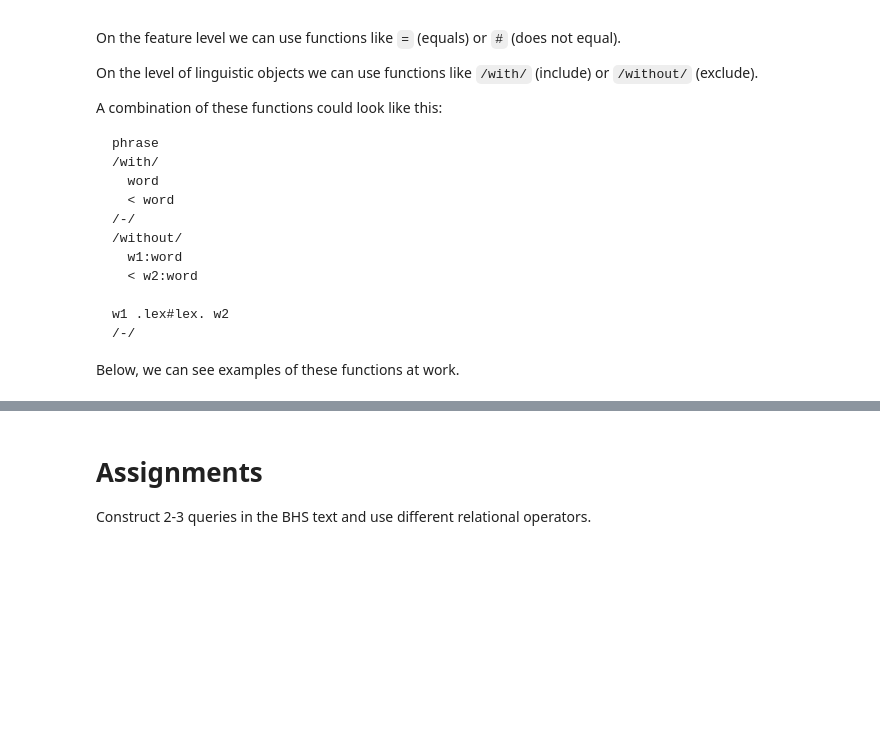
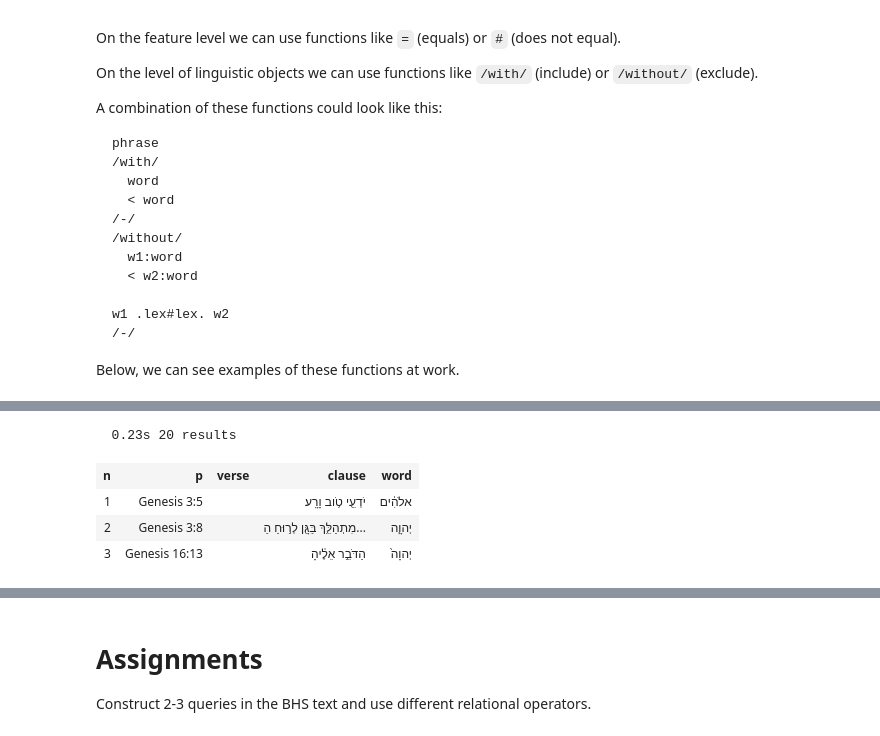
Before and after one commit to oliverglanz/Text-Fabric, a Jupyter notebook: Research-Workshop-Series/0200_PhD-Workshop_TF_007_relations_of_objecttypes.ipynb, the cells around one changed output, grey strips where cells are left out. Drawn from its saved outputs; the diff is of its cells as text; code cells hidden in the pictures; blank space fills up the shorter version.

```diff
--- a/Research-Workshop-Series/0200_PhD-Workshop_TF_007_relations_of_objecttypes.ipynb
+++ b/Research-Workshop-Series/0200_PhD-Workshop_TF_007_relations_of_objecttypes.ipynb
@@ -1494,0 +1613,16 @@ BHS.table(Exclusions3, start=1, end=10, extraFeatures={'function', 'typ', 'namet
+# %%
+DivineAttributesNo1 = '''
+verse book
+ clause rela=Attr
+ -mother> word lex=>LHJM/|JHWH/|>L/
+
+
+'''
+DivineAttributesNo1  = BHS.search(DivineAttributesNo1)
+BHS.table(DivineAttributesNo1, start=1, end=3, condensed=False, hiddenTypes={'half_verse', 'sentence_atom', 'phrase_atom'}, extraFeatures={'mother', 'distributional_parent', 'functional_parent', 'mother_object_type', 'rela'})
+# %% [output]
+  0.23s 20 results
+| n | p | verse | clause | word |
+| 1 | Genesis 3:5 |  | יֹדְעֵ֖י טֹ֥וב וָרָֽע׃ | אלֹהִ֔ים |
+| 2 | Genesis 3:8 |  | מִתְהַלֵּ֥ךְ בַּגָּ֖ן לְר֣וּחַ הַ... | יְהוָ֧ה |
+| 3 | Genesis 16:13 |  | הַדֹּבֵ֣ר אֵלֶ֔יהָ | יְהוָה֙ |
```
Also changed, not shown: parts of 41 cells of this notebook, 2 other files.
